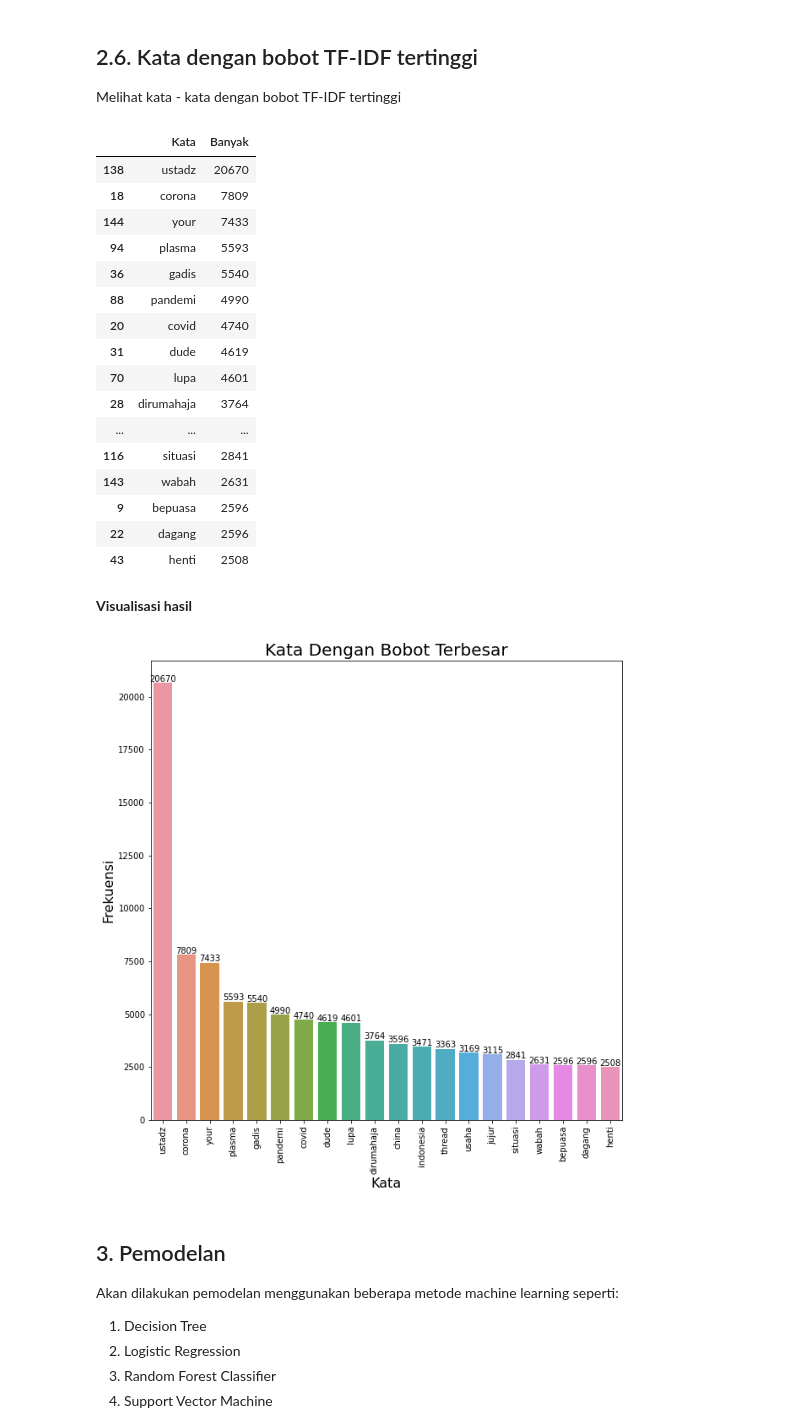
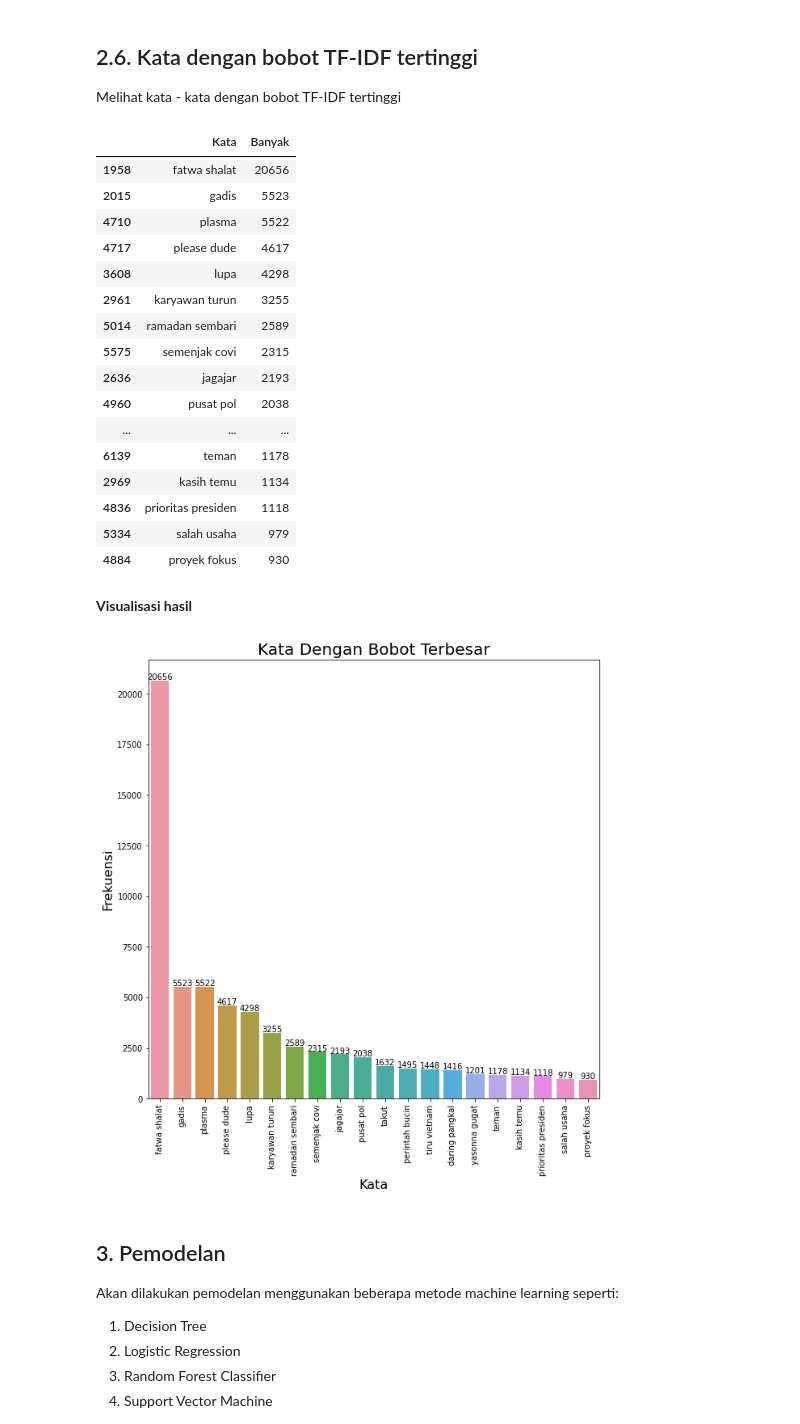
Before and after one commit to Hyuto/Analisis-Sentimen-Corona-DKI-Jakarta, a Jupyter notebook: notebook/Analisis Sentimen.ipynb, the cells around one changed output. Saved outputs shown, nothing was run; the diff lists cells and outputs as text; code cells hidden in the pictures.

Commit message:
Update vectorizer and fixing things

```diff
--- a/notebook/Analisis Sentimen.ipynb
+++ b/notebook/Analisis Sentimen.ipynb
@@ -169,7 +169,7 @@ array(['bayangin kalo pabrik skincare tutup gara gara corona burik burik',
 Text vectorization adalah cara melakukan encode data text menjadi numerik. Berikut akan dilakukan vectorization menggunakan `TfidfVectorizer` dari library `scikit-learn`. Untuk mempelajari text vectorization lebih lanjut dapat membaca artikel [berikut](https://machinelearningmastery.com/prepare-text-data-machine-learning-scikit-learn/)
 # %%
 # Defining Vectorizer object
-vectorizer_tfidf = TfidfVectorizer(min_df=0.01, max_df=0.6)
+vectorizer_tfidf = TfidfVectorizer(ngram_range=(1, 2), max_features=10000)
 
 # Load saved vectorizer
 # vectorizer_tfidf = pickle.load(open('../model/vectorizer/vectorizer_tfidf.pickle', 'rb'))
@@ -187,7 +188,7 @@ word_tfidf = vectorizer_tfidf.fit_transform(data['Tweets'].values)
 Mengambil nama fitur / kata - kata yang terdapat dalam data dan melihat dimensi data setelah dilakukan vectorization menggunakan `TfidfVectorizer`
 # %%
 # Nama fitur
-nama_fitur = vectorizer_tfidf.get_feature_names()
+nama_fitur = vectorizer_tfidf.get_feature_names_out()
 
 # Dimensi data
 dimensions = word_tfidf.get_shape()
@@ -212,8 +213,11 @@ for n in range(dimensions[0]):
     # Identify the highest TFIDF value and word #
     highestTFIDFword = nama_fitur[top_ten_indices]
     highestTFIDFvalue = top_ten_values
-    top1word = {'nomor artikel': n+1, 'nilai TFIDF': highestTFIDFvalue,
-                'top word': highestTFIDFword}
+    top1word = {
+        "nomor artikel": n + 1,
+        "nilai TFIDF": highestTFIDFvalue,
+        "top word": highestTFIDFword,
+    }
     content1.append(top1word)
     content2.append(highestTFIDFword)
 
@@ -223,44 +227,43 @@ words, n = np.unique(content2, return_counts=True)
 
 # Convert to DataFrame lalu urutkan secara descending
 # lalu pilih 20 kata dengan frekuensi terbesar
-words_data = pd.DataFrame({
-    'Kata': words,
-    'Banyak': n
-}).sort_values(by='Banyak', ascending=False).head(20)
+words_data = (
+    pd.DataFrame({"Kata": words, "Banyak": n}).sort_values(by="Banyak", ascending=False).head(20)
+)
 words_data
 # %% [output]
 |  | Kata | Banyak |
-| 138 | ustadz | 20670 |
-| 18 | corona | 7809 |
-| 144 | your | 7433 |
-| 94 | plasma | 5593 |
-| 36 | gadis | 5540 |
-| 88 | pandemi | 4990 |
-| 20 | covid | 4740 |
-| 31 | dude | 4619 |
-| 70 | lupa | 4601 |
-| 28 | dirumahaja | 3764 |
+| 1958 | fatwa shalat | 20656 |
+| 2015 | gadis | 5523 |
+| 4710 | plasma | 5522 |
+| 4717 | please dude | 4617 |
+| 3608 | lupa | 4298 |
+| 2961 | karyawan turun | 3255 |
+| 5014 | ramadan sembari | 2589 |
+| 5575 | semenjak covi | 2315 |
+| 2636 | jagajar | 2193 |
+| 4960 | pusat pol | 2038 |
 | ... | ... | ... |
-| 116 | situasi | 2841 |
-| 143 | wabah | 2631 |
-| 9 | bepuasa | 2596 |
-| 22 | dagang | 2596 |
-| 43 | henti | 2508 |
+| 6139 | teman | 1178 |
+| 2969 | kasih temu | 1134 |
+| 4836 | prioritas presiden | 1118 |
+| 5334 | salah usaha | 979 |
+| 4884 | proyek fokus | 930 |
 # %% [markdown]
 **Visualisasi hasil**
 # %%
 # Plotting Barplot
-plt.figure(figsize = (10,10))
-sns.barplot(x = words_data['Kata'],y = words_data['Banyak'])
-for i, v in enumerate(words_data['Banyak'].tolist()):
-    plt.text(i-len(str(v))/10-.05, v + 50, str(v),fontsize=10)
-plt.title('Kata Dengan Bobot Terbesar',fontsize=20)
+plt.figure(figsize=(10, 10))
+sns.barplot(x=words_data["Kata"], y=words_data["Banyak"])
+for i, v in enumerate(words_data["Banyak"].tolist()):
+    plt.text(i - len(str(v)) / 10 - 0.05, v + 50, str(v), fontsize=10)
+plt.title("Kata Dengan Bobot Terbesar", fontsize=20)
 plt.xticks(rotation=90)
-plt.xlabel('Kata',fontsize=16)
-plt.ylabel('Frekuensi',fontsize=16)
+plt.xlabel("Kata", fontsize=16)
+plt.ylabel("Frekuensi", fontsize=16)
 plt.show()
 # %% [output]
-[figure, old version]
+[figure, new version]
 # %% [markdown]
 ## 3. Pemodelan
 
```
Also changed, not shown: parts of 20 cells of this notebook, 19 other files.
